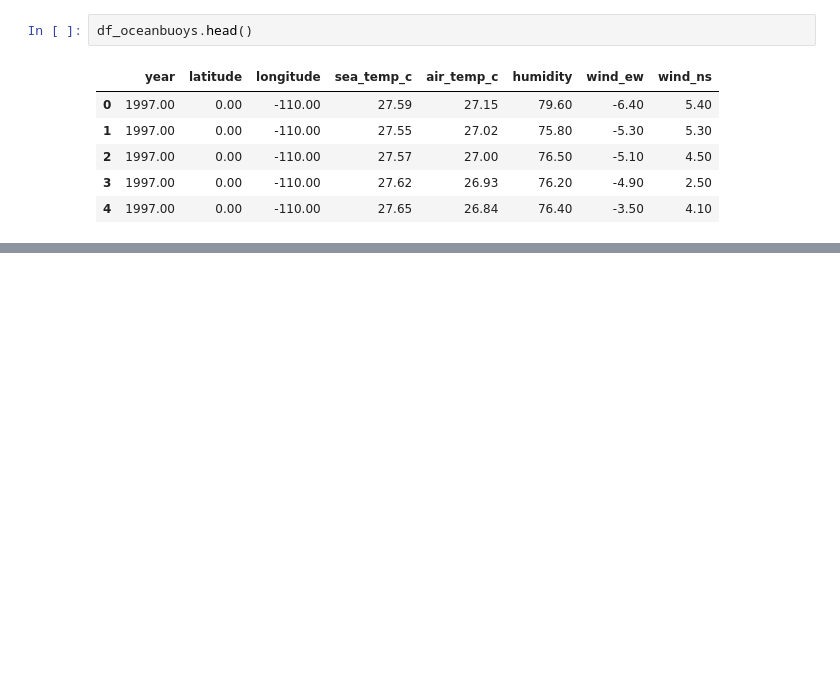
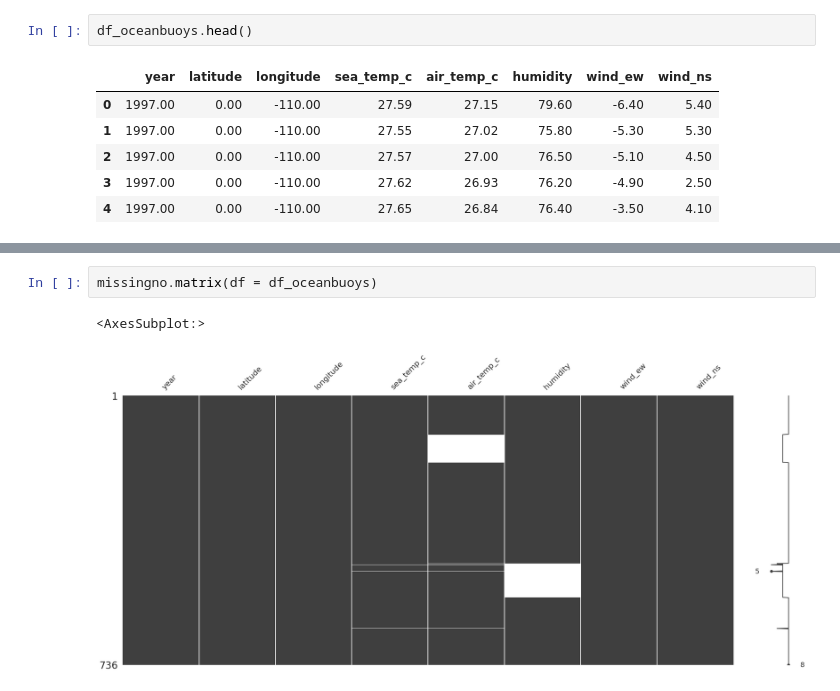
Before and after one commit to AleexSilva/MissingData, a Jupyter notebook: exploring-missing-values.ipynb, the cells around one changed output, grey strips where cells are left out. Cells and saved outputs as stored; diff of their text form; blank space fills up the shorter version.

```diff
--- a/exploring-missing-values.ipynb
+++ b/exploring-missing-values.ipynb
@@ -111,0 +244,5 @@ df_oceanbuoys.head()
+# %%
+missingno.matrix(df = df_oceanbuoys)
+# %% [output]
+<AxesSubplot:>
+[figure, added]
```
Also changed, not shown: parts of 23 cells of this notebook.
